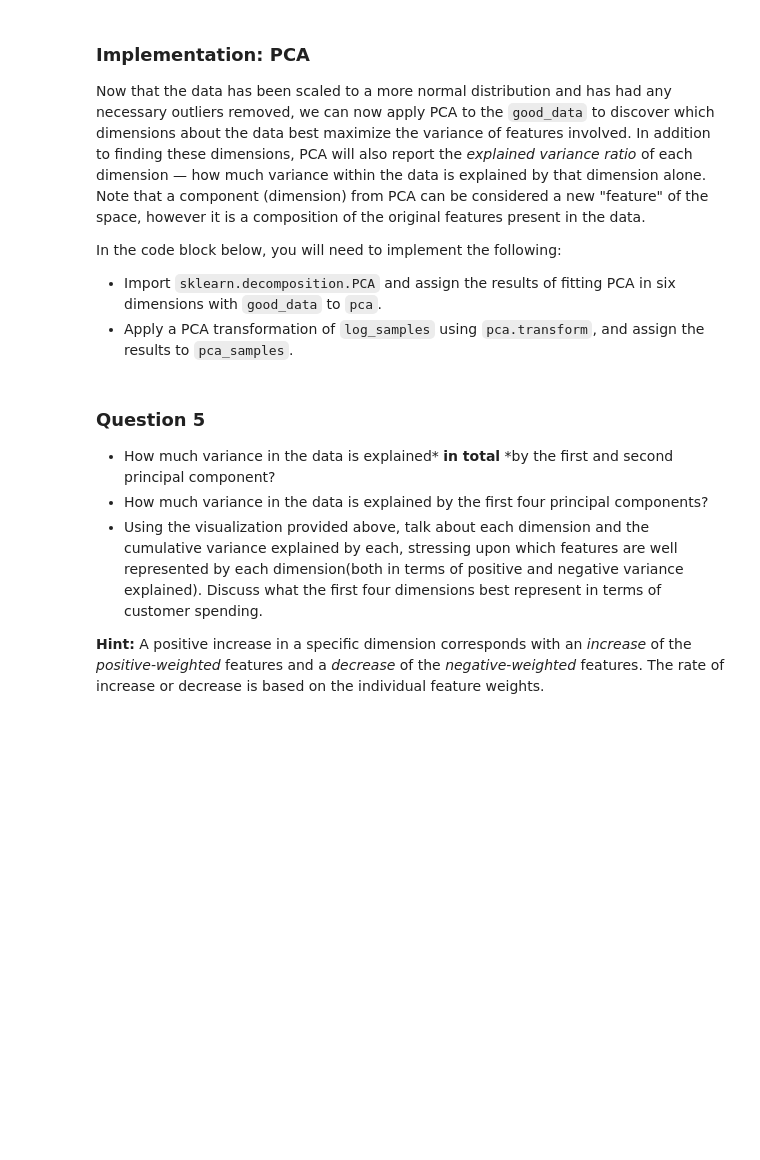
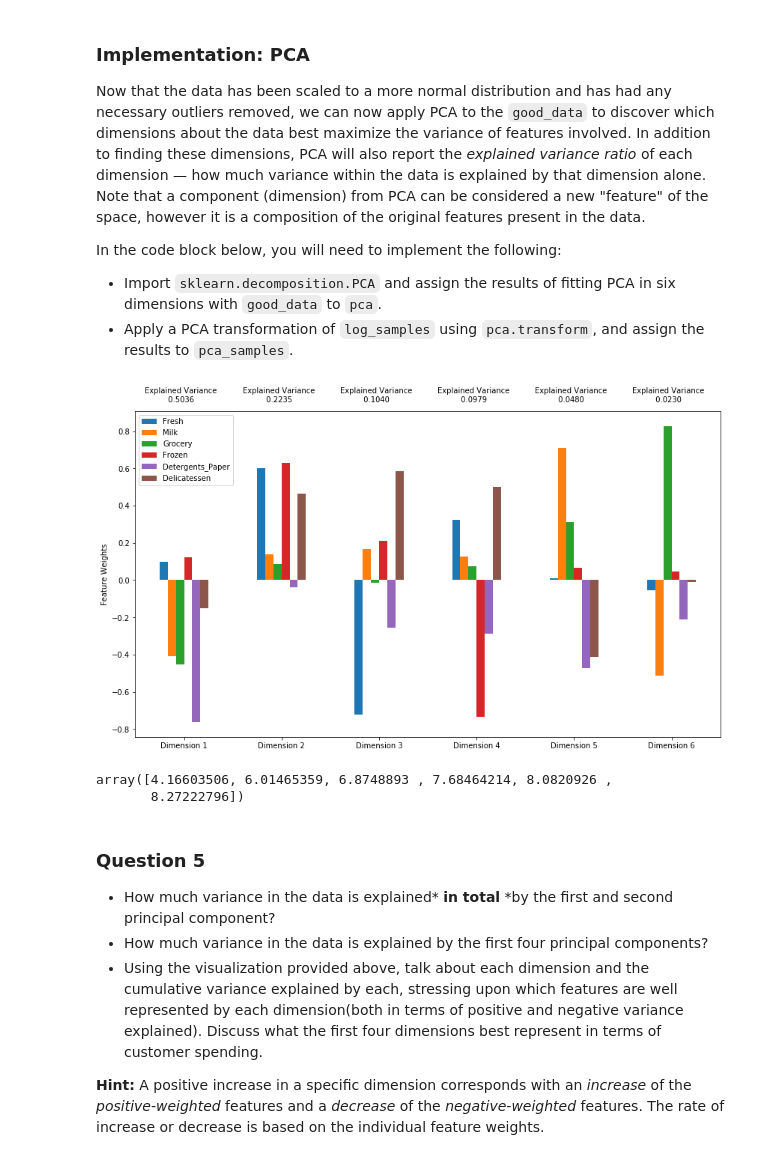
Before and after one commit to kartheekakkur/Customer_segement, a Jupyter notebook: customer_segments.ipynb, the cells around one changed output. Drawn from its saved outputs; the diff is of its cells as text; code cells hidden in the pictures; blank space fills up the shorter version.

```diff
--- a/customer_segments.ipynb
+++ b/customer_segments.ipynb
@@ -280,13 +370,25 @@ In the code block below, you will need to implement the following:
  - Apply a PCA transformation of `log_samples` using `pca.transform`, and assign the results to `pca_samples`.
 # %%
 # TODO: Apply PCA by fitting the good data with the same number of dimensions as features
-pca = None
+from sklearn.decomposition import PCA
+pca = PCA(n_components=6)
+pca.fit(good_data)
+
 
 # TODO: Transform log_samples using the PCA fit above
-pca_samples = None
+pca_samples = pca.transform(log_samples)
 
 # Generate PCA results plot
 pca_results = vs.pca_results(good_data, pca)
+# %% [output]
+[figure, added]
+# %%
+mypcaexplainedvar = pca.explained_variance_
+
+mypcaexplainedvar.cumsum()
+# %% [output]
+array([4.16603506, 6.01465359, 6.8748893 , 7.68464214, 8.0820926 ,
+       8.27222796])
 # %% [markdown]
 ### Question 5
 
```
Also changed, not shown: parts of 34 cells of this notebook, 1 other file.
